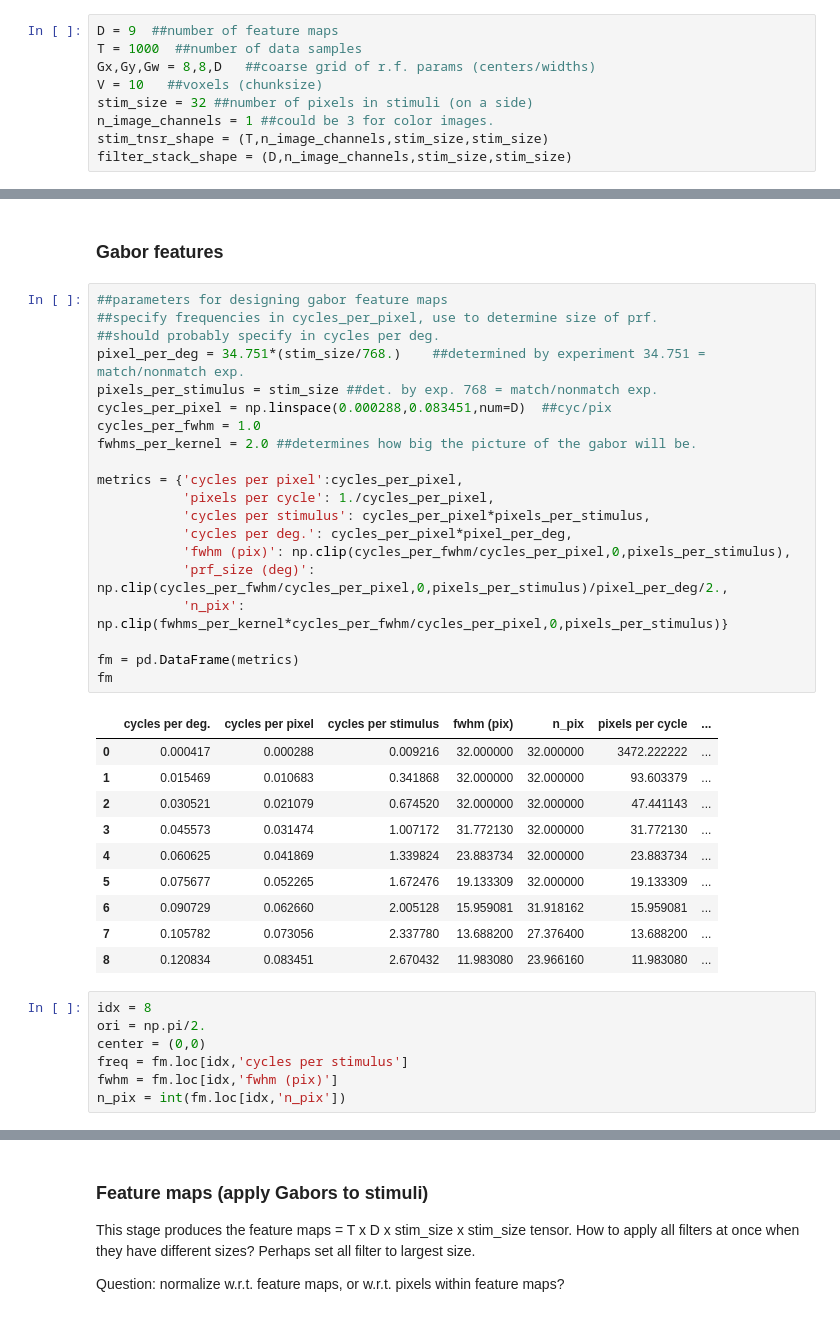
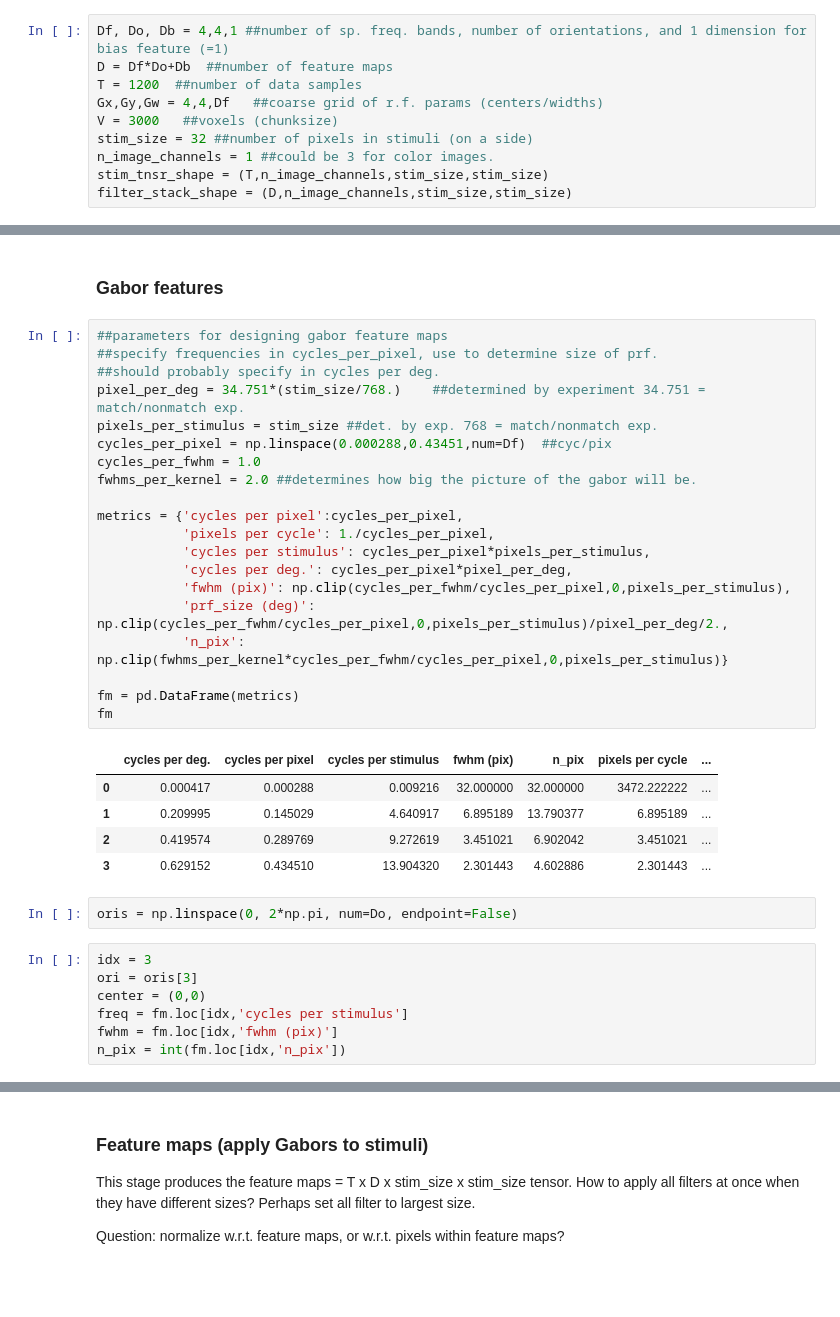
Before and after one commit to ChangdeDu/hrf_fitting, a Jupyter notebook: scripts/space_time_feature_separable_models.ipynb, the cells around one changed output, grey strips where cells are left out. Cells and saved outputs as stored; diff of their text form; blank space fills up the shorter version.

```diff
--- a/scripts/space_time_feature_separable_models.ipynb
+++ b/scripts/space_time_feature_separable_models.ipynb
@@ -44,10 +46,11 @@ Using gpu device 0: GeForce GTX 760
 # %% [markdown]
 ### Dimensions of the problem
 # %%
-D = 9  ##number of feature maps
-T = 1000  ##number of data samples
-Gx,Gy,Gw = 8,8,D   ##coarse grid of r.f. params (centers/widths)
-V = 10   ##voxels (chunksize)
+Df, Do, Db = 4,4,1 ##number of sp. freq. bands, number of orientations, and 1 dimension for bias feature (=1)
+D = Df*Do+Db  ##number of feature maps
+T = 1200  ##number of data samples
+Gx,Gy,Gw = 4,4,Df   ##coarse grid of r.f. params (centers/widths)
+V = 3000   ##voxels (chunksize)
 stim_size = 32 ##number of pixels in stimuli (on a side)
 n_image_channels = 1 ##could be 3 for color images.
 stim_tnsr_shape = (T,n_image_channels,stim_size,stim_size)
@@ -61,37 +75,34 @@ stimuli = np.random.rand(T,n_image_channels, stim_size,stim_size).astype('float3
 # %%
 ##parameters for designing gabor feature maps
 ##specify frequencies in cycles_per_pixel, use to determine size of prf.
 ##should probably specify in cycles per deg.
 pixel_per_deg = 34.751*(stim_size/768.)    ##determined by experiment 34.751 = match/nonmatch exp.
 pixels_per_stimulus = stim_size ##det. by exp. 768 = match/nonmatch exp.
-cycles_per_pixel = np.linspace(0.000288,0.083451,num=D)  ##cyc/pix
+cycles_per_pixel = np.linspace(0.000288,0.43451,num=Df)  ##cyc/pix
 cycles_per_fwhm = 1.0
 fwhms_per_kernel = 2.0 ##determines how big the picture of the gabor will be.
 
 metrics = {'cycles per pixel':cycles_per_pixel,
            'pixels per cycle': 1./cycles_per_pixel,
            'cycles per stimulus': cycles_per_pixel*pixels_per_stimulus,
            'cycles per deg.': cycles_per_pixel*pixel_per_deg,
            'fwhm (pix)': np.clip(cycles_per_fwhm/cycles_per_pixel,0,pixels_per_stimulus),
            'prf_size (deg)': np.clip(cycles_per_fwhm/cycles_per_pixel,0,pixels_per_stimulus)/pixel_per_deg/2.,
            'n_pix': np.clip(fwhms_per_kernel*cycles_per_fwhm/cycles_per_pixel,0,pixels_per_stimulus)}
 
 fm = pd.DataFrame(metrics)
 fm
 # %% [output]
 |  | cycles per deg. | cycles per pixel | cycles per stimulus | fwhm (pix) | n_pix | pixels per cycle | ... |
 | 0 | 0.000417 | 0.000288 | 0.009216 | 32.000000 | 32.000000 | 3472.222222 | ... |
-| 1 | 0.015469 | 0.010683 | 0.341868 | 32.000000 | 32.000000 | 93.603379 | ... |
-| 2 | 0.030521 | 0.021079 | 0.674520 | 32.000000 | 32.000000 | 47.441143 | ... |
-| 3 | 0.045573 | 0.031474 | 1.007172 | 31.772130 | 32.000000 | 31.772130 | ... |
-| 4 | 0.060625 | 0.041869 | 1.339824 | 23.883734 | 32.000000 | 23.883734 | ... |
-| 5 | 0.075677 | 0.052265 | 1.672476 | 19.133309 | 32.000000 | 19.133309 | ... |
-| 6 | 0.090729 | 0.062660 | 2.005128 | 15.959081 | 31.918162 | 15.959081 | ... |
-| 7 | 0.105782 | 0.073056 | 2.337780 | 13.688200 | 27.376400 | 13.688200 | ... |
-| 8 | 0.120834 | 0.083451 | 2.670432 | 11.983080 | 23.966160 | 11.983080 | ... |
+| 1 | 0.209995 | 0.145029 | 4.640917 | 6.895189 | 13.790377 | 6.895189 | ... |
+| 2 | 0.419574 | 0.289769 | 9.272619 | 3.451021 | 6.902042 | 3.451021 | ... |
+| 3 | 0.629152 | 0.434510 | 13.904320 | 2.301443 | 4.602886 | 2.301443 | ... |
+# %%
+oris = np.linspace(0, 2*np.pi, num=Do, endpoint=False)
 # %%
-idx = 8
-ori = np.pi/2.
+idx = 3
+ori = oris[3]
 center = (0,0)
 freq = fm.loc[idx,'cycles per stimulus']
 fwhm = fm.loc[idx,'fwhm (pix)']
```
Also changed, not shown: parts of 47 cells of this notebook, 1 other file.
